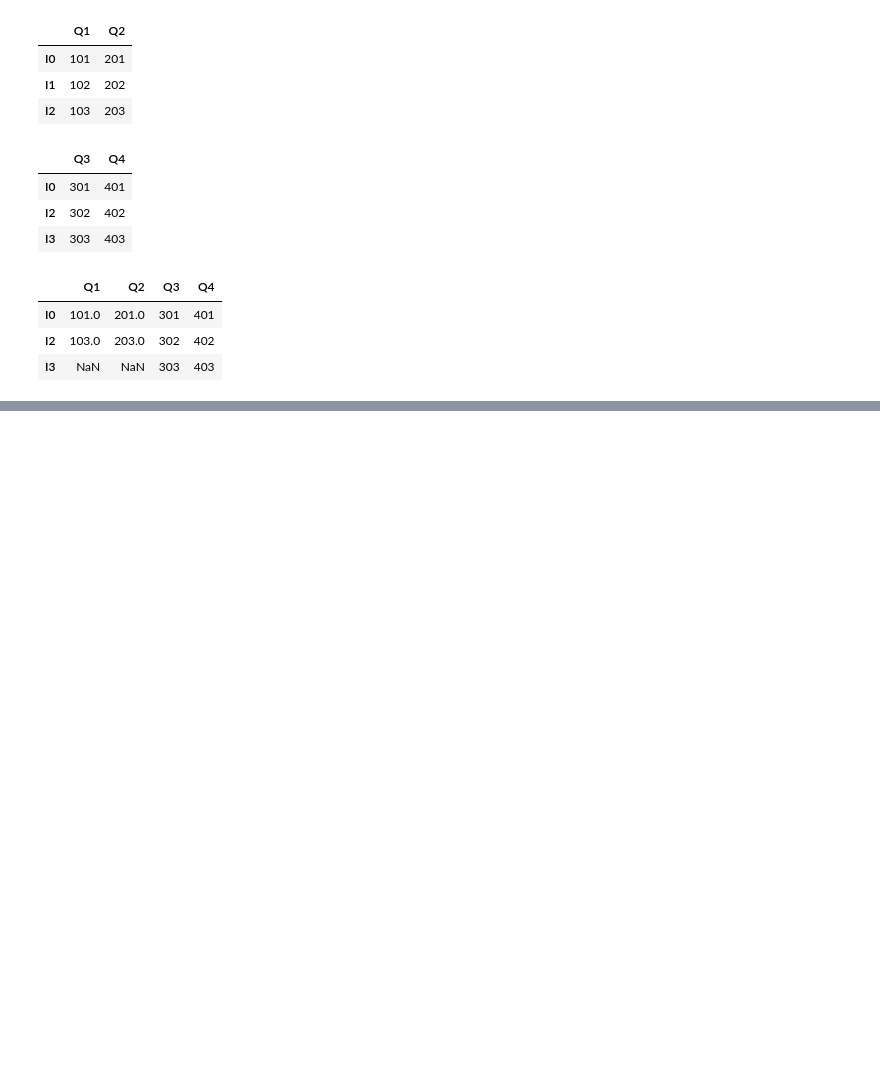
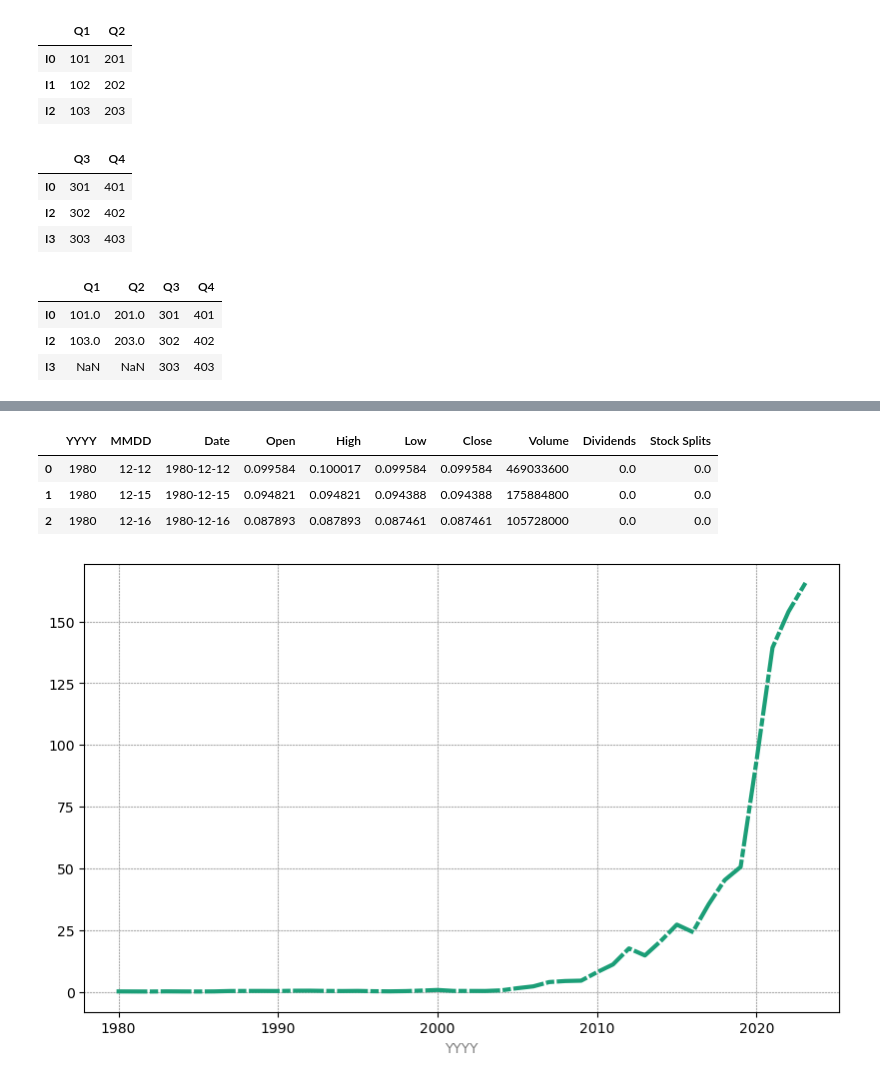
Before and after one commit to jackwychoi/SelfStudy_DataAnalysis, a Jupyter notebook: Pandas_02.ipynb, the cells around one changed output, grey strips where cells are left out. Drawn from its saved outputs; the diff is of its cells as text; code cells hidden in the pictures; blank space fills up the shorter version.

```diff
--- a/Pandas_02.ipynb
+++ b/Pandas_02.ipynb
@@ -106,0 +158,3 @@ data_quar.join(data_quar_new,how='right')
+# %%
+data_stock = pd.read_csv('data/AAPL.csv')
+data_stock.head()
@@ -106,0 +186,16 @@ data_quar.join(data_quar_new,how='right')
+# %%
+data_stock['Date'] = data_stock['Date'].str.extract(r'(\d+-\d+-\d+)')
+# %%
+data_stock.insert(0, 'MMDD', data_stock['Date'].str.split('-', expand=True)[1]+'-'+data_stock['Date'].str.split('-', expand=True)[2])
+data_stock.insert(0, 'YYYY', data_stock['Date'].str.split('-', expand=True)[0])
+# %%
+data_stock.head(3)
+# %% [output]
+|  | YYYY | MMDD | Date | Open | High | Low | Close | Volume | Dividends | Stock Splits |
+| 0 | 1980 | 12-12 | 1980-12-12 | 0.099584 | 0.100017 | 0.099584 | 0.099584 | 469033600 | 0.0 | 0.0 |
+| 1 | 1980 | 12-15 | 1980-12-15 | 0.094821 | 0.094821 | 0.094388 | 0.094388 | 175884800 | 0.0 | 0.0 |
+| 2 | 1980 | 12-16 | 1980-12-16 | 0.087893 | 0.087893 | 0.087461 | 0.087461 | 105728000 | 0.0 | 0.0 |
+# %%
+data_stock.groupby(['YYYY'])['Close'].mean().plot();
+# %% [output]
+[figure, added]
```
Also changed, not shown: parts of 9 cells of this notebook.
